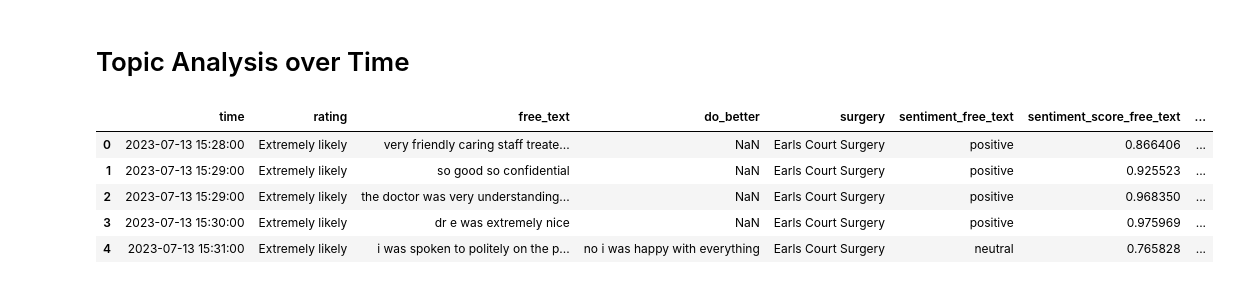
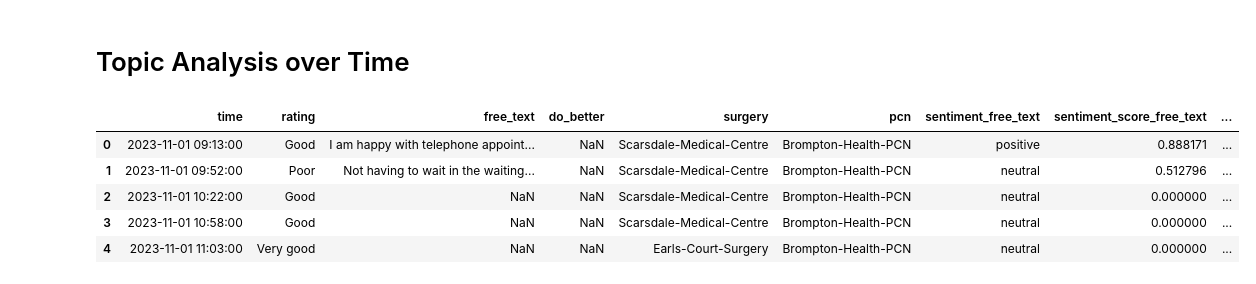
Before and after one commit to janduplessis883/ai-medreview, a Jupyter notebook: notebooks/Topic Analysis over Time.ipynb, the cells around one changed output. Saved outputs shown, nothing was run; the diff lists cells and outputs as text; code cells hidden in the pictures.

```diff
--- a/notebooks/Topic Analysis over Time.ipynb
+++ b/notebooks/Topic Analysis over Time.ipynb
@@ -5,12 +5,12 @@ import pandas as pd
 import matplotlib.pyplot as plt
 import seaborn as sns
 # %%
-data = pd.read_csv('../friendsfamilytest/data/data.csv')
+data = pd.read_csv('../ai_medreview/data/data.csv')
 data.head()
 # %% [output]
-|  | time | rating | free_text | do_better | surgery | sentiment_free_text | sentiment_score_free_text | ... |
-| 0 | 2023-07-13 15:28:00 | Extremely likely | very friendly caring staff treate... | NaN | Earls Court Surgery | positive | 0.866406 | ... |
-| 1 | 2023-07-13 15:29:00 | Extremely likely | so good so confidential | NaN | Earls Court Surgery | positive | 0.925523 | ... |
-| 2 | 2023-07-13 15:29:00 | Extremely likely | the doctor was very understanding... | NaN | Earls Court Surgery | positive | 0.968350 | ... |
-| 3 | 2023-07-13 15:30:00 | Extremely likely | dr e was extremely nice | NaN | Earls Court Surgery | positive | 0.975969 | ... |
-| 4 | 2023-07-13 15:31:00 | Extremely likely | i was spoken to politely on the p... | no i was happy with everything | Earls Court Surgery | neutral | 0.765828 | ... |
+|  | time | rating | free_text | do_better | surgery | pcn | sentiment_free_text | sentiment_score_free_text | ... |
+| 0 | 2023-11-01 09:13:00 | Good | I am happy with telephone appoint... | NaN | Scarsdale-Medical-Centre | Brompton-Health-PCN | positive | 0.888171 | ... |
+| 1 | 2023-11-01 09:52:00 | Poor | Not having to wait in the waiting... | NaN | Scarsdale-Medical-Centre | Brompton-Health-PCN | neutral | 0.512796 | ... |
+| 2 | 2023-11-01 10:22:00 | Good | NaN | NaN | Scarsdale-Medical-Centre | Brompton-Health-PCN | neutral | 0.000000 | ... |
+| 3 | 2023-11-01 10:58:00 | Good | NaN | NaN | Scarsdale-Medical-Centre | Brompton-Health-PCN | neutral | 0.000000 | ... |
+| 4 | 2023-11-01 11:03:00 | Very good | NaN | NaN | Earls-Court-Surgery | Brompton-Health-PCN | neutral | 0.000000 | ... |
```
Also changed, not shown: parts of 3 cells of this notebook, 8 other files.
